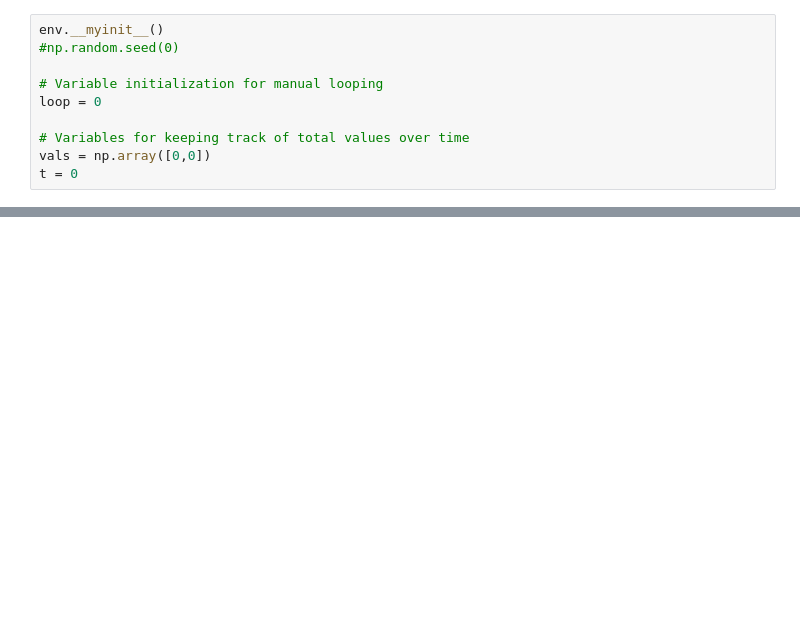
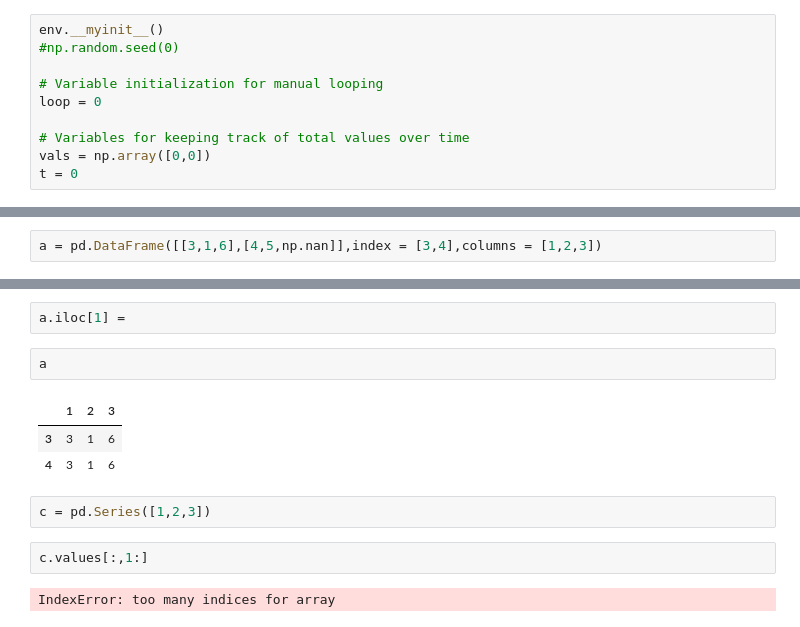
Before and after one commit to PUNCH-Cyber/MAP_bro, a Jupyter notebook: examples.ipynb, the cells around one changed output, grey strips where cells are left out. Saved outputs shown, nothing was run; the diff lists cells and outputs as text; blank space fills up the shorter version.

```diff
--- a/examples.ipynb
+++ b/examples.ipynb
@@ -80,0 +165,2 @@ env.render(out=1)
+# %%
+a = pd.DataFrame([[3,1,6],[4,5,np.nan]],index = [3,4],columns = [1,2,3])
@@ -80,0 +199,14 @@ env.render(out=1)
+# %%
+a.iloc[1] =
+# %%
+a
+# %% [output]
+|  | 1 | 2 | 3 |
+| 3 | 3 | 1 | 6 |
+| 4 | 3 | 1 | 6 |
+# %%
+c = pd.Series([1,2,3])
+# %%
+c.values[:,1:]
+# %% [output]
+IndexError: too many indices for array
```
Also changed, not shown: parts of 84 cells of this notebook, 4 other files.
